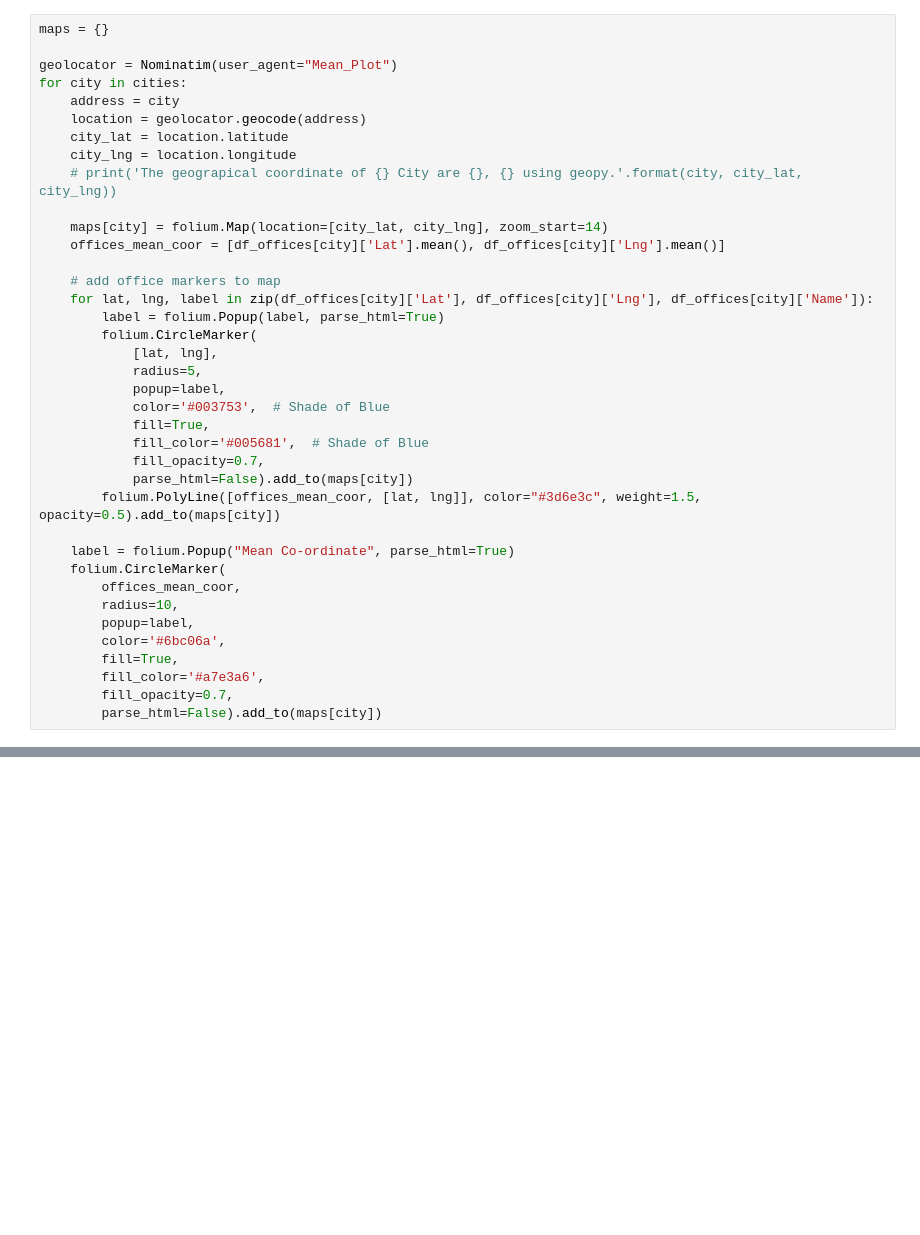
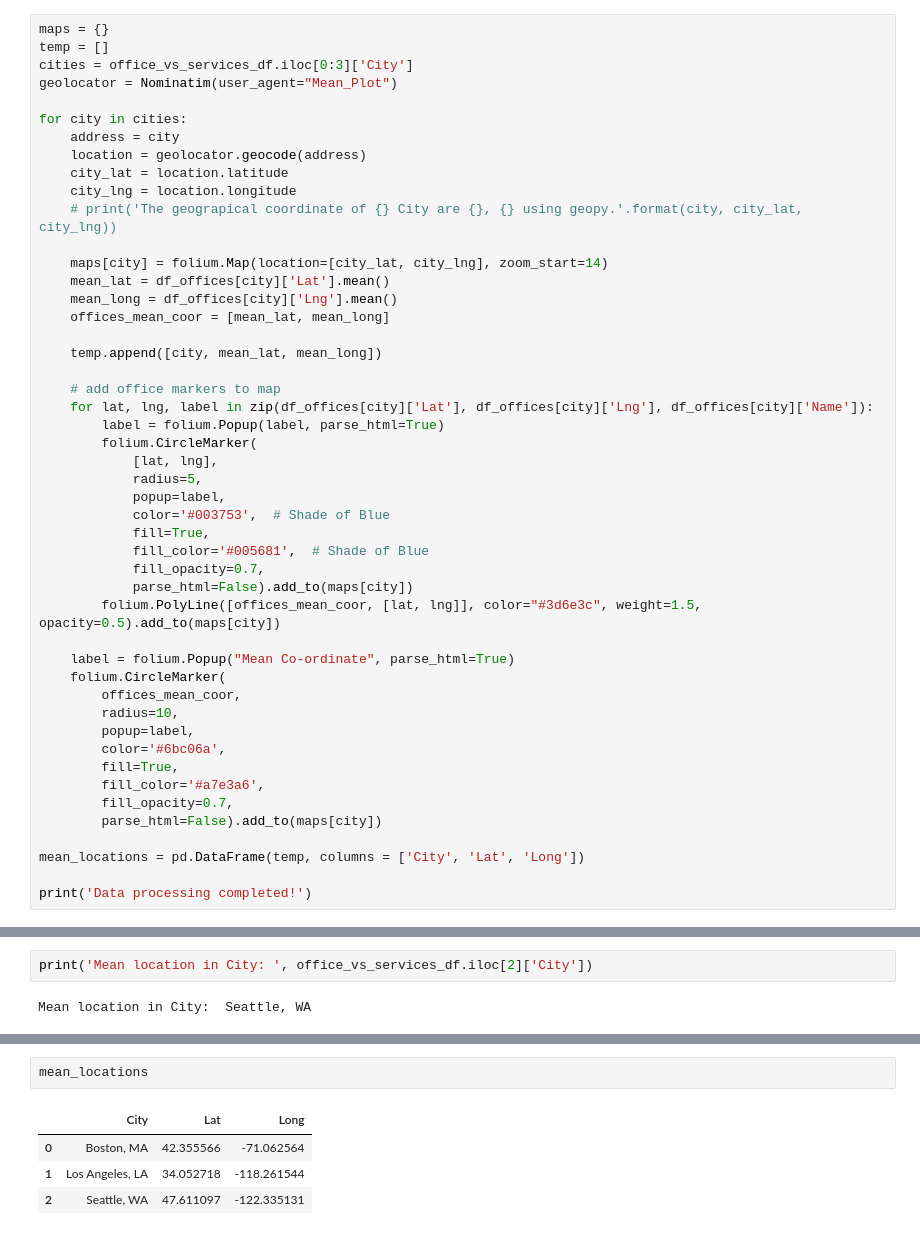
Before and after one commit to sharma-vinit/Coursera_Capstone, a Jupyter notebook: Capstone Project - The Battle of Neighborhoods (Week 2).ipynb, the cells around one changed output, grey strips where cells are left out. Drawn from its saved outputs; the diff is of its cells as text; blank space fills up the shorter version.

```diff
--- a/Capstone Project - The Battle of Neighborhoods (Week 2).ipynb
+++ b/Capstone Project - The Battle of Neighborhoods (Week 2).ipynb
@@ -243,7 +227,9 @@ maps[office_vs_services_df.iloc[2]['City']]
 # %%
 maps = {}
+temp = []
+cities = office_vs_services_df.iloc[0:3]['City']
+geolocator = Nominatim(user_agent="Mean_Plot")
 
-geolocator = Nominatim(user_agent="Mean_Plot")
 for city in cities:
     address = city
     location = geolocator.geocode(address)
@@ -252,7 +238,11 @@ for city in cities:
     # print('The geograpical coordinate of {} City are {}, {} using geopy.'.format(city, city_lat, city_lng))
 
     maps[city] = folium.Map(location=[city_lat, city_lng], zoom_start=14)
-    offices_mean_coor = [df_offices[city]['Lat'].mean(), df_offices[city]['Lng'].mean()]
+    mean_lat = df_offices[city]['Lat'].mean()
+    mean_long = df_offices[city]['Lng'].mean()
+    offices_mean_coor = [mean_lat, mean_long]
+
+    temp.append([city, mean_lat, mean_long])
 
     # add office markers to map
     for lat, lng, label in zip(df_offices[city]['Lat'], df_offices[city]['Lng'], df_offices[city]['Name']):
@@ -278,3 +268,7 @@ for city in cities:
         fill_color='#a7e3a6',
         fill_opacity=0.7,
         parse_html=False).add_to(maps[city])
+
+mean_locations = pd.DataFrame(temp, columns = ['City', 'Lat', 'Long'])
+
+print('Data processing completed!')
@@ -286,7 +292,18 @@ maps[office_vs_services_df.iloc[0]['City']]
 maps[office_vs_services_df.iloc[1]['City']]
 # %% [output]
 [interactive output not drawn]
+# %%
+print('Mean location in City: ', office_vs_services_df.iloc[2]['City'])
+# %% [output]
+Mean location in City:  Seattle, WA
 # %%
 maps[office_vs_services_df.iloc[2]['City']]
 # %% [output]
 [interactive output not drawn]
+# %%
+mean_locations
+# %% [output]
+|  | City | Lat | Long |
+| 0 | Boston, MA | 42.355566 | -71.062564 |
+| 1 | Los Angeles, LA | 34.052718 | -118.261544 |
+| 2 | Seattle, WA | 47.611097 | -122.335131 |
```
Also changed, not shown: parts of 22 cells of this notebook.
